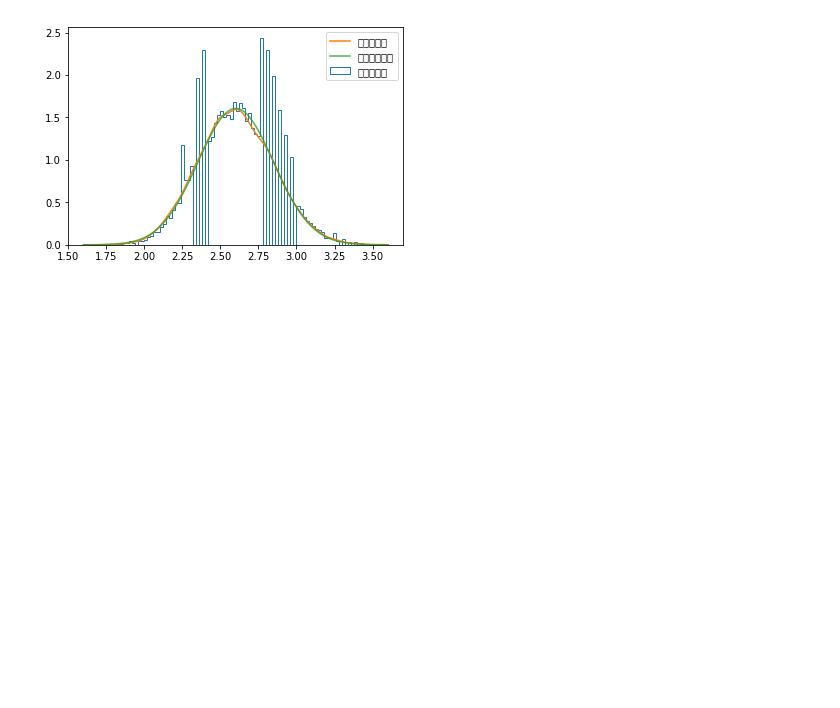
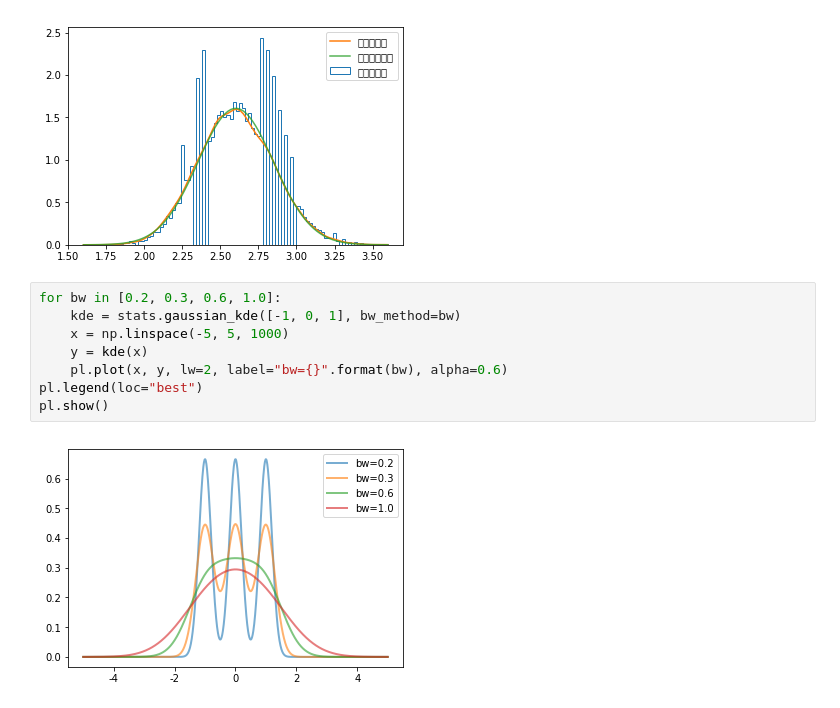
Before and after one commit to claudehotline/Numerical-Analysis, a Jupyter notebook: Python-Scipy-Stats.ipynb, the cells around one changed output. Drawn from its saved outputs; the diff is of its cells as text; blank space fills up the shorter version.

```diff
--- a/Python-Scipy-Stats.ipynb
+++ b/Python-Scipy-Stats.ipynb
@@ -89,3 +89,13 @@ pl.legend()
 pl.show()
 # %% [output]
 [figure]
+# %%
+for bw in [0.2, 0.3, 0.6, 1.0]:
+    kde = stats.gaussian_kde([-1, 0, 1], bw_method=bw)
+    x = np.linspace(-5, 5, 1000)
+    y = kde(x)
+    pl.plot(x, y, lw=2, label="bw={}".format(bw), alpha=0.6)
+pl.legend(loc="best")
+pl.show()
+# %% [output]
+[figure, added]
```
Also changed, not shown: parts of 7 cells of this notebook.
